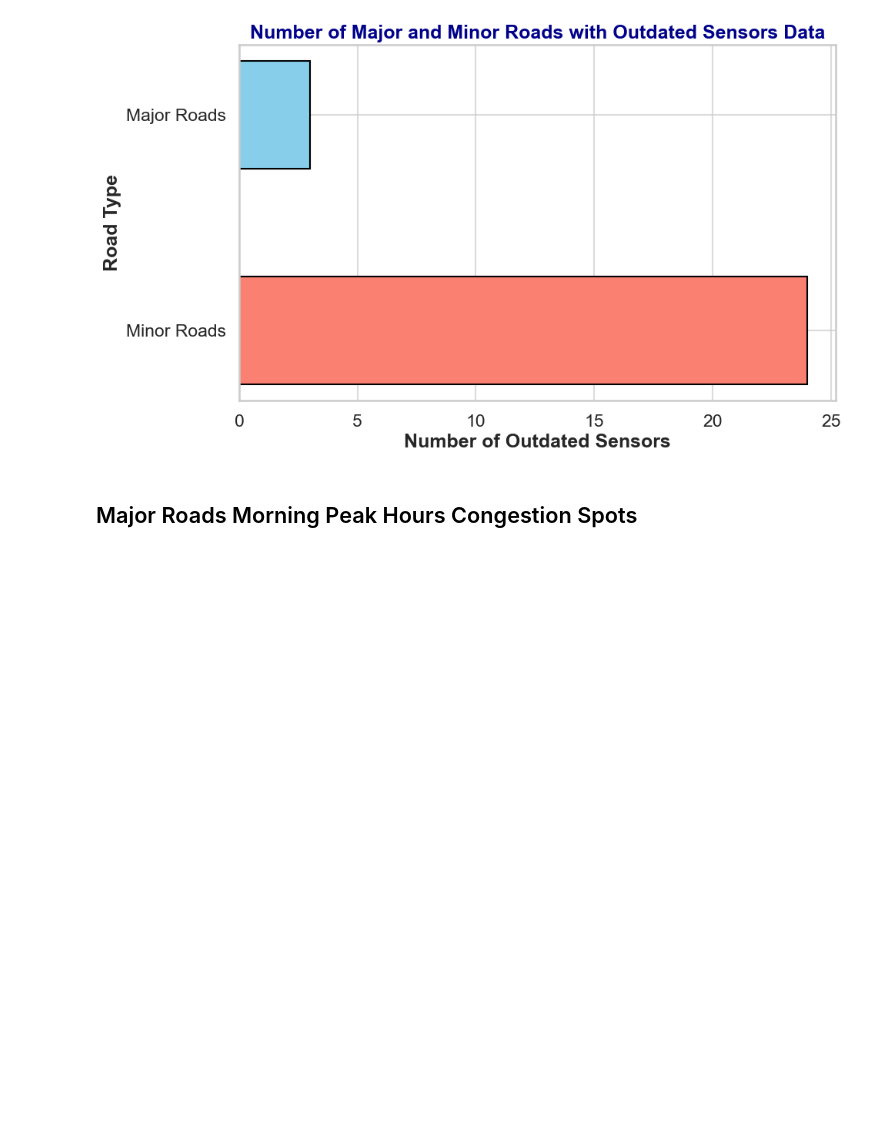
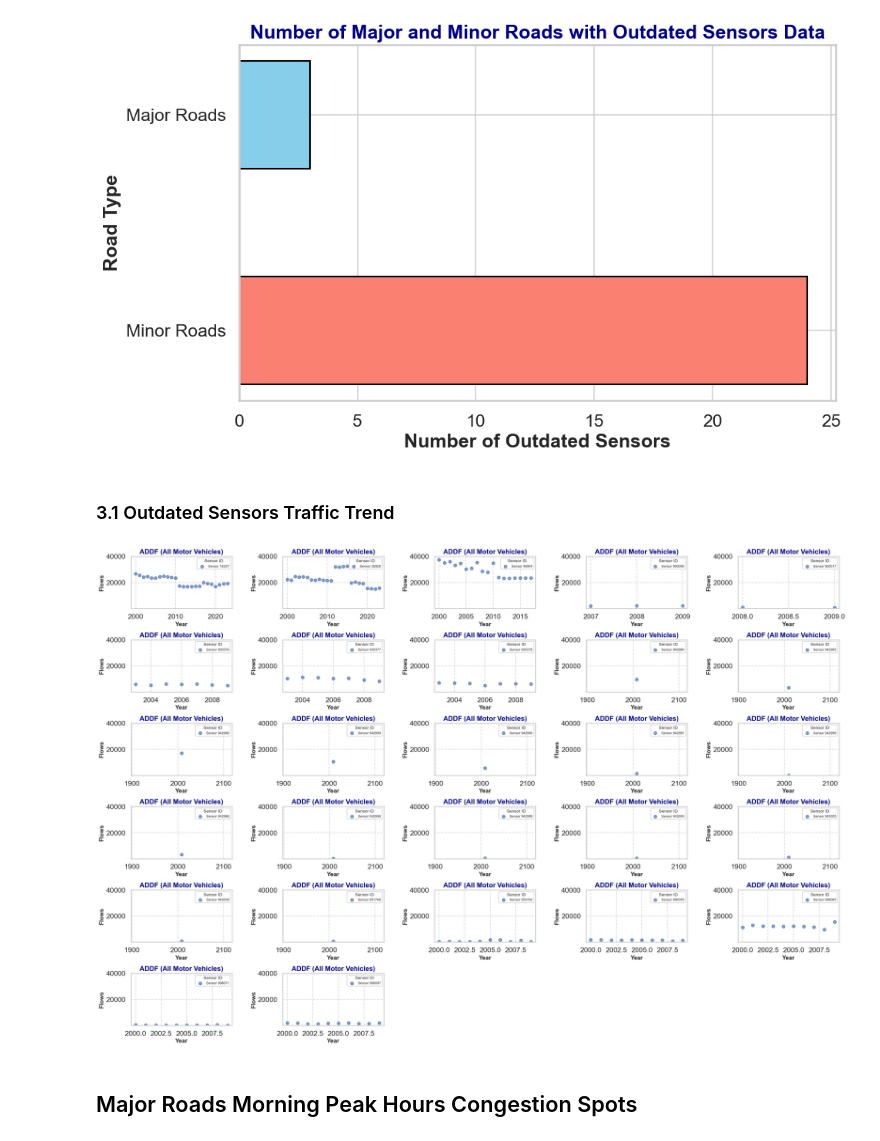
Before and after one commit to faraz-m-awan/traffic_congestion_modeling, a Jupyter notebook: traffic_congestion_modeling.ipynb, the cells around one changed output. Saved outputs shown, nothing was run; the diff lists cells and outputs as text; code cells hidden in the pictures; blank space fills up the shorter version.

```diff
--- a/traffic_congestion_modeling.ipynb
+++ b/traffic_congestion_modeling.ipynb
@@ -445,6 +445,36 @@ plt.ylabel('Road Type')
 plt.show()
 # %% [output]
 [figure]
+# %% [markdown]
+### 3.1 Outdated Sensors Traffic Trend
+# %%
+adtf=pd.read_csv('data/avg_annual_daily.csv')[['count_point_id','year','road_name','road_type','all_motor_vehicles']]
+# Plotting a scatter plot of 'all_motor_vehicles' vs 'year' for each 'count_point_id'
+adtf= adtf[adtf['count_point_id'].isin(outdated_sensors)]
+
+fig, ax = plt.subplots(6, 5, figsize=(30, 20))  # Create a 3x3 grid of subplots
+plt.subplots_adjust(wspace=0.5,hspace=0.6)
+
+ax = ax.flatten()
+count=0
+for sensor_id, sensor_data in adtf.groupby('count_point_id'):
+    ax[count].scatter(sensor_data['year'], sensor_data['all_motor_vehicles'], label=f"Sensor {sensor_id}", s=50, alpha=0.7)
+
+    # Adding titles and labels with increased font sizes
+    ax[count].set_title("ADDF (All Motor Vehicles)", fontsize=16, fontweight='bold', color='darkblue')
+    ax[count].set_xlabel("Year", fontsize=14)
+    ax[count].set_ylabel("Flows", fontsize=14)
+    ax[count].legend(title="Sensor ID", fontsize=8, title_fontsize=10)
+    ax[count].grid(True, linestyle='--', alpha=0.7)
+    ax[count].set_ylim([100, 40000])
+
+    count += 1
+
+for i in range(count, len(ax)):
+    ax[i].axis('off')
+plt.show()
+# %% [output]
+[figure, added]
 # %%
 major_rd_df=df[(df['road_type']=='Major')&(~df['count_point_id'].isin(outdated_sensors))].copy()
 minor_rd_df=df[(df['road_type']=='Minor')&(~df['count_point_id'].isin(outdated_sensors))].copy()
```
Also changed, not shown: 1 other file.
